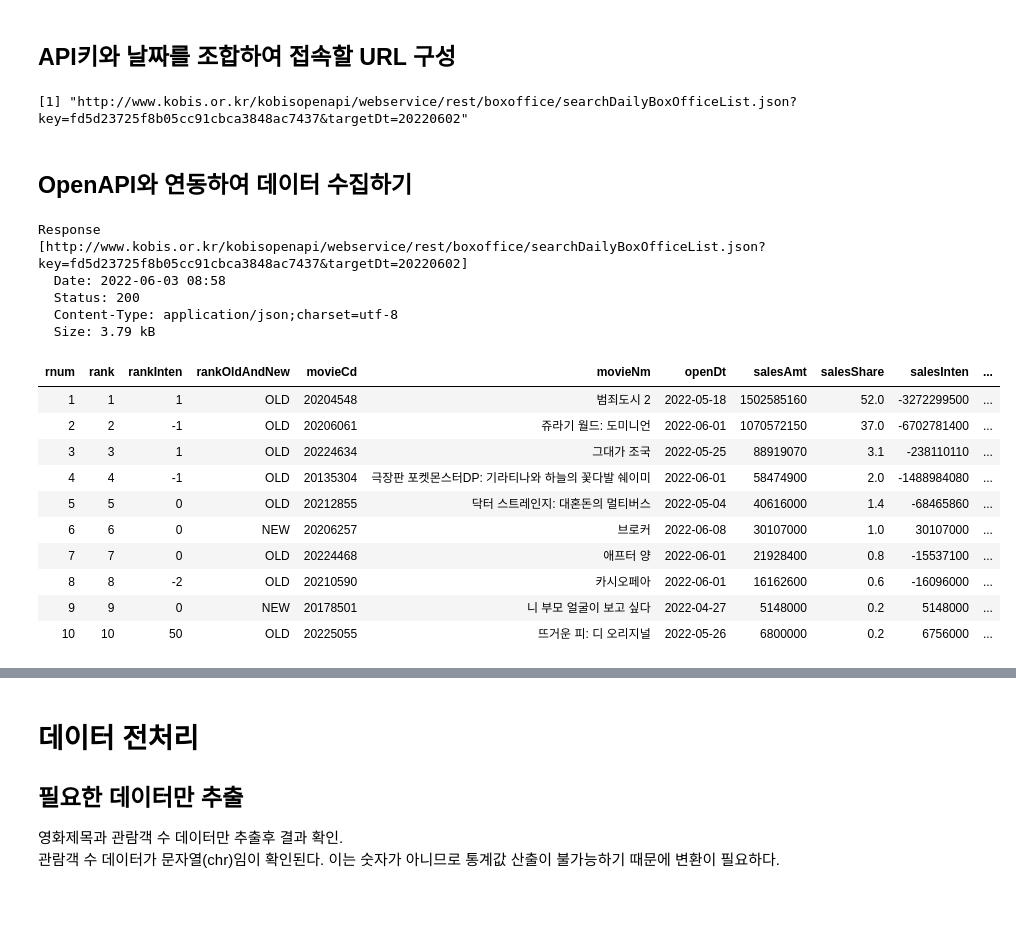
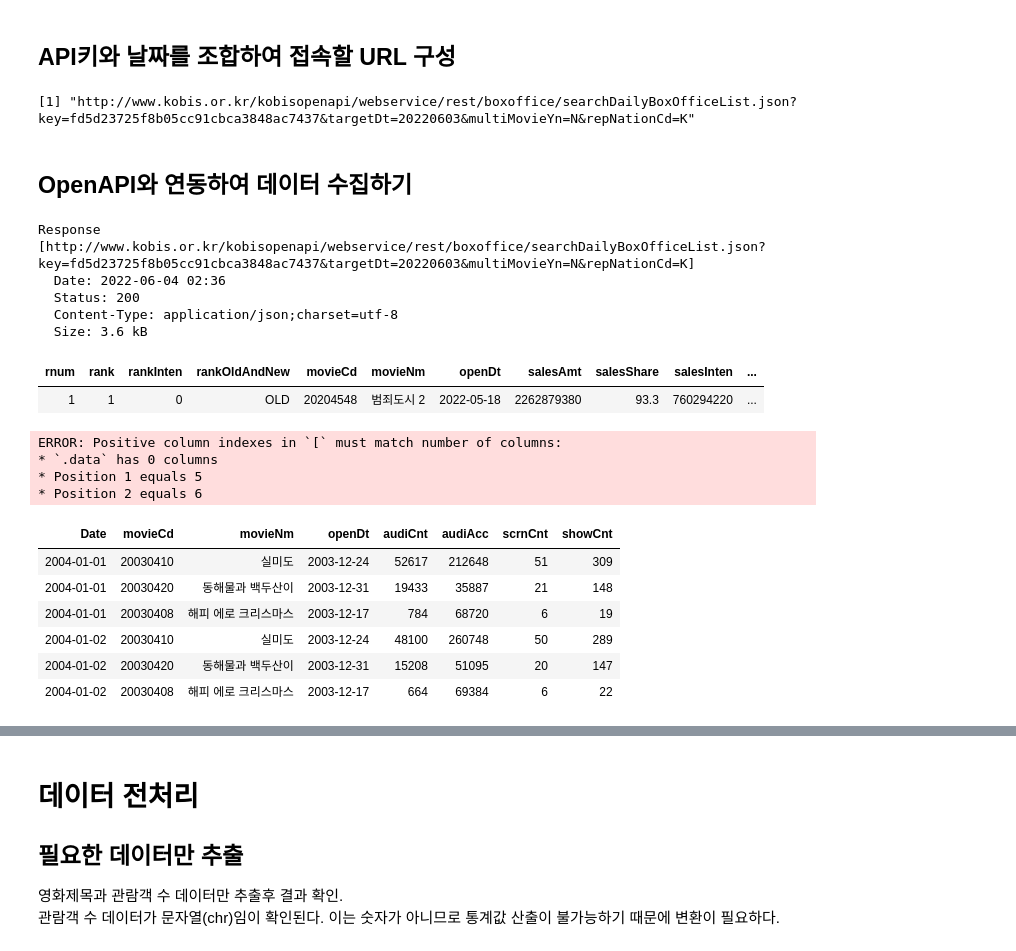
Before and after one commit to bjKim2/pj_rprac, a Jupyter notebook: 영화진흥위원회.ipynb, the cells around one changed output, grey strips where cells are left out. Saved outputs shown, nothing was run; the diff lists cells and outputs as text; code cells hidden in the pictures; blank space fills up the shorter version.

```diff
--- a/영화진흥위원회.ipynb
+++ b/영화진흥위원회.ipynb
@@ -79,13 +95,13 @@ targetDt
 kobis_api_key = "fd5d23725f8b05cc91cbca3848ac7437"
 
 # 영화진흥원 API URL
-kobis_api_url = "http://www.kobis.or.kr/kobisopenapi/webservice/rest/boxoffice/searchDailyBoxOfficeList.json?key=%s&targetDt=%s"
+kobis_api_url = "http://www.kobis.or.kr/kobisopenapi/webservice/rest/boxoffice/searchDailyBoxOfficeList.json?key=%s&targetDt=%s&multiMovieYn=N&repNationCd=K"
 
 # `%s`로 지정된 부분에 변수값을 치환하여 전체 주소 결정
 api_url <- sprintf(kobis_api_url, kobis_api_key, targetDt)
 api_url
 # %% [output]
-[1] "http://www.kobis.or.kr/kobisopenapi/webservice/rest/boxoffice/searchDailyBoxOfficeList.json?key=fd5d23725f8b05cc91cbca3848ac7437&targetDt=20220602"
+[1] "http://www.kobis.or.kr/kobisopenapi/webservice/rest/boxoffice/searchDailyBoxOfficeList.json?key=fd5d23725f8b05cc91cbca3848ac7437&targetDt=20220603&multiMovieYn=N&repNationCd=K"
 # %% [markdown]
 ## OpenAPI와 연동하여 데이터 수집하기
 # %%
@@ -94,28 +110,21 @@ api_url
 resp <- GET(api_url)
 resp
 # %% [output]
-Response [http://www.kobis.or.kr/kobisopenapi/webservice/rest/boxoffice/searchDailyBoxOfficeList.json?key=fd5d23725f8b05cc91cbca3848ac7437&targetDt=20220602]
-  Date: 2022-06-03 08:58
+Response [http://www.kobis.or.kr/kobisopenapi/webservice/rest/boxoffice/searchDailyBoxOfficeList.json?key=fd5d23725f8b05cc91cbca3848ac7437&targetDt=20220603&multiMovieYn=N&repNationCd=K]
+  Date: 2022-06-04 02:36
   Status: 200
   Content-Type: application/json;charset=utf-8
-  Size: 3.79 kB
+  Size: 3.6 kB
 # %%
 # 수집 결과를 데이터프레임으로 변환
 
 # 리스트로 변환하기
 resp_dat <- content(resp, as="parse", encoding="utf-8")
 # 리스트에서 배열 부분만 추출하여 데이터프레임으로 변환
 resp_df <- bind_rows(resp_dat$boxOfficeResult$dailyBoxOfficeList)
-resp_df
+resp_df[1,]
+
+# MovieCd,MovieNm,openDt,audiCnt(해당일 관람객수),audiAcc(누적관람객수),scrnCnt(해당일 스크린수),showCnt(해당일 상영 횟수)
 # %% [output]
 | rnum | rank | rankInten | rankOldAndNew | movieCd | movieNm | openDt | salesAmt | salesShare | salesInten | ... |
-| 1 | 1 | 1 | OLD | 20204548 | 범죄도시 2 | 2022-05-18 | 1502585160 | 52.0 | -3272299500 | ... |
-| 2 | 2 | -1 | OLD | 20206061 | 쥬라기 월드: 도미니언 | 2022-06-01 | 1070572150 | 37.0 | -6702781400 | ... |
-| 3 | 3 | 1 | OLD | 20224634 | 그대가 조국 | 2022-05-25 | 88919070 | 3.1 | -238110110 | ... |
-| 4 | 4 | -1 | OLD | 20135304 | 극장판 포켓몬스터DP: 기라티나와 하늘의 꽃다발 쉐이미 | 2022-06-01 | 58474900 | 2.0 | -1488984080 | ... |
-| 5 | 5 | 0 | OLD | 20212855 | 닥터 스트레인지: 대혼돈의 멀티버스 | 2022-05-04 | 40616000 | 1.4 | -68465860 | ... |
-| 6 | 6 | 0 | NEW | 20206257 | 브로커 | 2022-06-08 | 30107000 | 1.0 | 30107000 | ... |
-| 7 | 7 | 0 | OLD | 20224468 | 애프터 양 | 2022-06-01 | 21928400 | 0.8 | -15537100 | ... |
-| 8 | 8 | -2 | OLD | 20210590 | 카시오페아 | 2022-06-01 | 16162600 | 0.6 | -16096000 | ... |
-| 9 | 9 | 0 | NEW | 20178501 | 니 부모 얼굴이 보고 싶다 | 2022-04-27 | 5148000 | 0.2 | 5148000 | ... |
-| 10 | 10 | 50 | OLD | 20225055 | 뜨거운 피: 디 오리지널 | 2022-05-26 | 6800000 | 0.2 | 6756000 | ... |
+| 1 | 1 | 0 | OLD | 20204548 | 범죄도시 2 | 2022-05-18 | 2262879380 | 93.3 | 760294220 | ... |
@@ -121,0 +140,33 @@ resp_df
+# %%
+# 시작날짜와 종료 날짜까지 api 받아오기
+df <- c()
+while(startDt != endDt){
+    targetDt <- format(startDt, "%Y%m%d")
+
+    api_url <- sprintf(kobis_api_url, kobis_api_key, targetDt)
+    resp <- GET(api_url)
+
+    # 리스트로 변환하기
+    resp_dat <- content(resp, as="parse", encoding="utf-8")
+    # 리스트에서 배열 부분만 추출하여 데이터프레임으로 변환
+    resp_df <- bind_rows(resp_dat$boxOfficeResult$dailyBoxOfficeList)
+    temp_df<- data.frame(Date = as.Date(substr(resp_dat$boxOfficeResult$showRange,1,8),"%Y%m%d"), resp_df[,c(5,6,7,13,16,17,18)])
+    df <- rbind(df,temp_df)
+
+    startDt <- startDt+1
+}
+# %% [output]
+ERROR: Positive column indexes in `[` must match number of columns:
+* `.data` has 0 columns
+* Position 1 equals 5
+* Position 2 equals 6
+# %%
+head(df)
+# %% [output]
+| Date | movieCd | movieNm | openDt | audiCnt | audiAcc | scrnCnt | showCnt |
+| 2004-01-01 | 20030410 | 실미도 | 2003-12-24 | 52617 | 212648 | 51 | 309 |
+| 2004-01-01 | 20030420 | 동해물과 백두산이 | 2003-12-31 | 19433 | 35887 | 21 | 148 |
+| 2004-01-01 | 20030408 | 해피 에로 크리스마스 | 2003-12-17 | 784 | 68720 | 6 | 19 |
+| 2004-01-02 | 20030410 | 실미도 | 2003-12-24 | 48100 | 260748 | 50 | 289 |
+| 2004-01-02 | 20030420 | 동해물과 백두산이 | 2003-12-31 | 15208 | 51095 | 20 | 147 |
+| 2004-01-02 | 20030408 | 해피 에로 크리스마스 | 2003-12-17 | 664 | 69384 | 6 | 22 |
```
Also changed, not shown: parts of 14 cells of this notebook, 32 other files.
